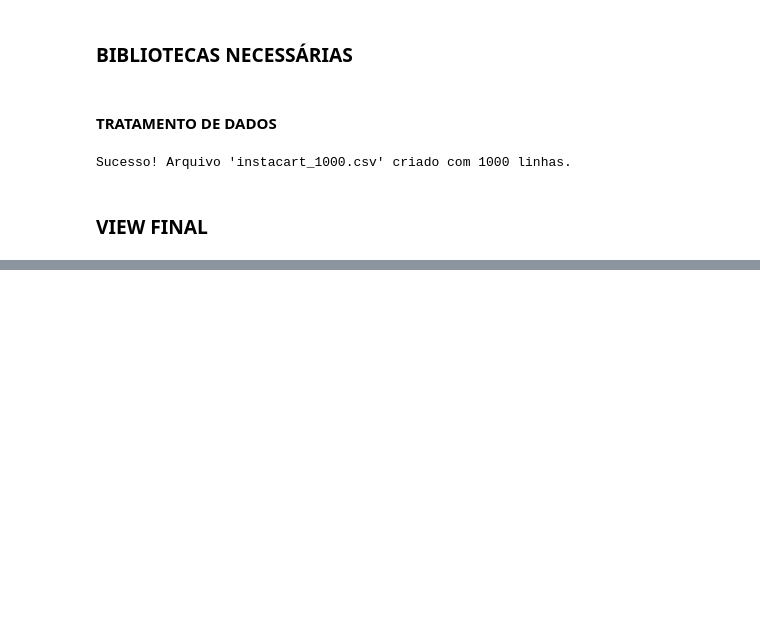
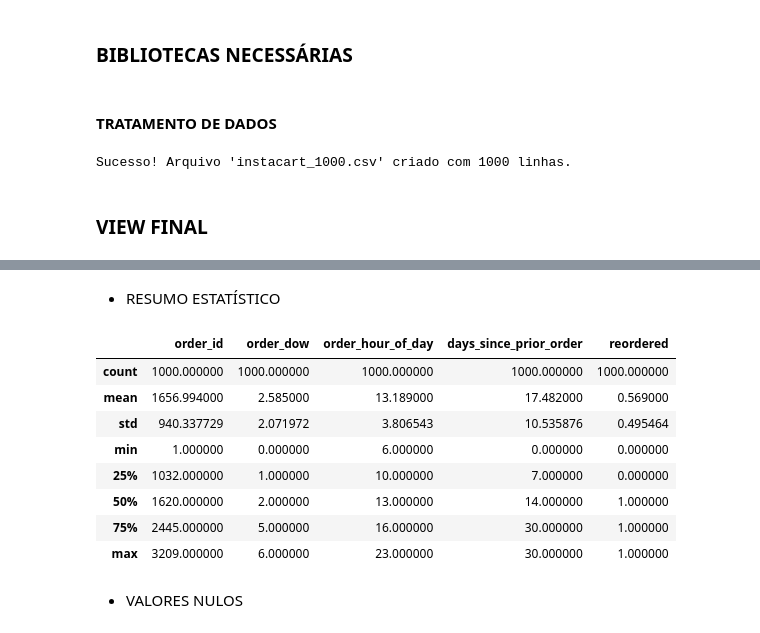
Before and after one commit to bpdc/ChatMarket, a Jupyter notebook: ChatMarket/tratamentoDados.ipynb, the cells around one changed output, grey strips where cells are left out. Cells and saved outputs as stored; diff of their text form; code cells hidden in the pictures; blank space fills up the shorter version.

```diff
--- a/ChatMarket/tratamentoDados.ipynb
+++ b/ChatMarket/tratamentoDados.ipynb
@@ -48,0 +75,16 @@ display(df_arquivo_final.head(3))
+# %% [markdown]
+*   RESUMO ESTATÍSTICO
+# %%
+display(df_arquivo_final.describe())
+# %% [output]
+|  | order_id | order_dow | order_hour_of_day | days_since_prior_order | reordered |
+| count | 1000.000000 | 1000.000000 | 1000.000000 | 1000.000000 | 1000.000000 |
+| mean | 1656.994000 | 2.585000 | 13.189000 | 17.482000 | 0.569000 |
+| std | 940.337729 | 2.071972 | 3.806543 | 10.535876 | 0.495464 |
+| min | 1.000000 | 0.000000 | 6.000000 | 0.000000 | 0.000000 |
+| 25% | 1032.000000 | 1.000000 | 10.000000 | 7.000000 | 0.000000 |
+| 50% | 1620.000000 | 2.000000 | 13.000000 | 14.000000 | 1.000000 |
+| 75% | 2445.000000 | 5.000000 | 16.000000 | 30.000000 | 1.000000 |
+| max | 3209.000000 | 6.000000 | 23.000000 | 30.000000 | 1.000000 |
+# %% [markdown]
+*   VALORES NULOS
```
Also changed, not shown: parts of 12 cells of this notebook.
